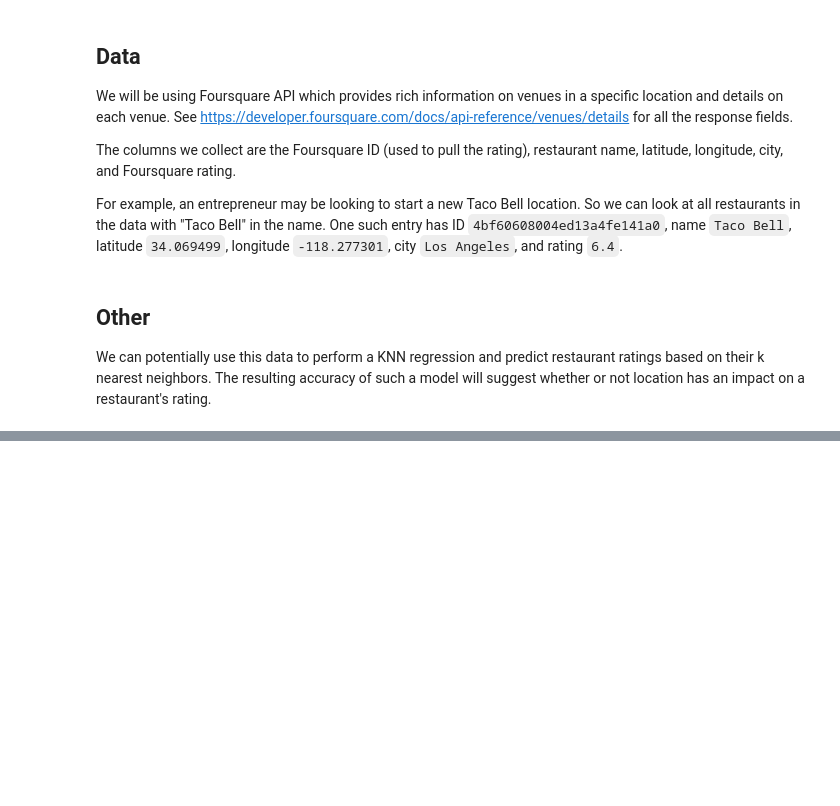
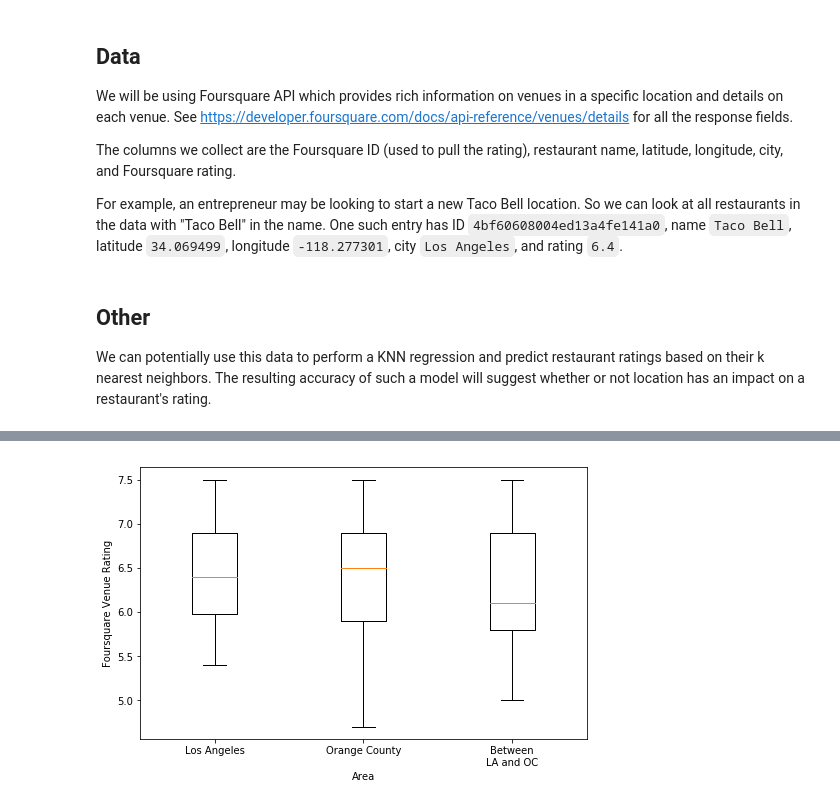
Before and after one commit to timctran/Coursera_Capstone, a Jupyter notebook: coursera_capstone_week4and5.ipynb, the cells around one changed output, grey strips where cells are left out. Saved outputs shown, nothing was run; the diff lists cells and outputs as text; code cells hidden in the pictures; blank space fills up the shorter version.

```diff
--- a/coursera_capstone_week4and5.ipynb
+++ b/coursera_capstone_week4and5.ipynb
@@ -133,0 +153,9 @@ plt.show()
+# %%
+fig, ax = plt.subplots(figsize=(8,5))
+ax.boxplot([d[~d["Name"].isin(drop_names)].dropna()["rating"] for d in [df1, df2, df3]])
+plt.xticks([1, 2, 3], ["Los Angeles", "Orange County", "Between\nLA and OC"])
+plt.xlabel("Area")
+plt.ylabel("Foursquare Venue Rating")
+plt.show()
+# %% [output]
+[figure, added]
```
Also changed, not shown: parts of 19 cells of this notebook, 8 other files.
